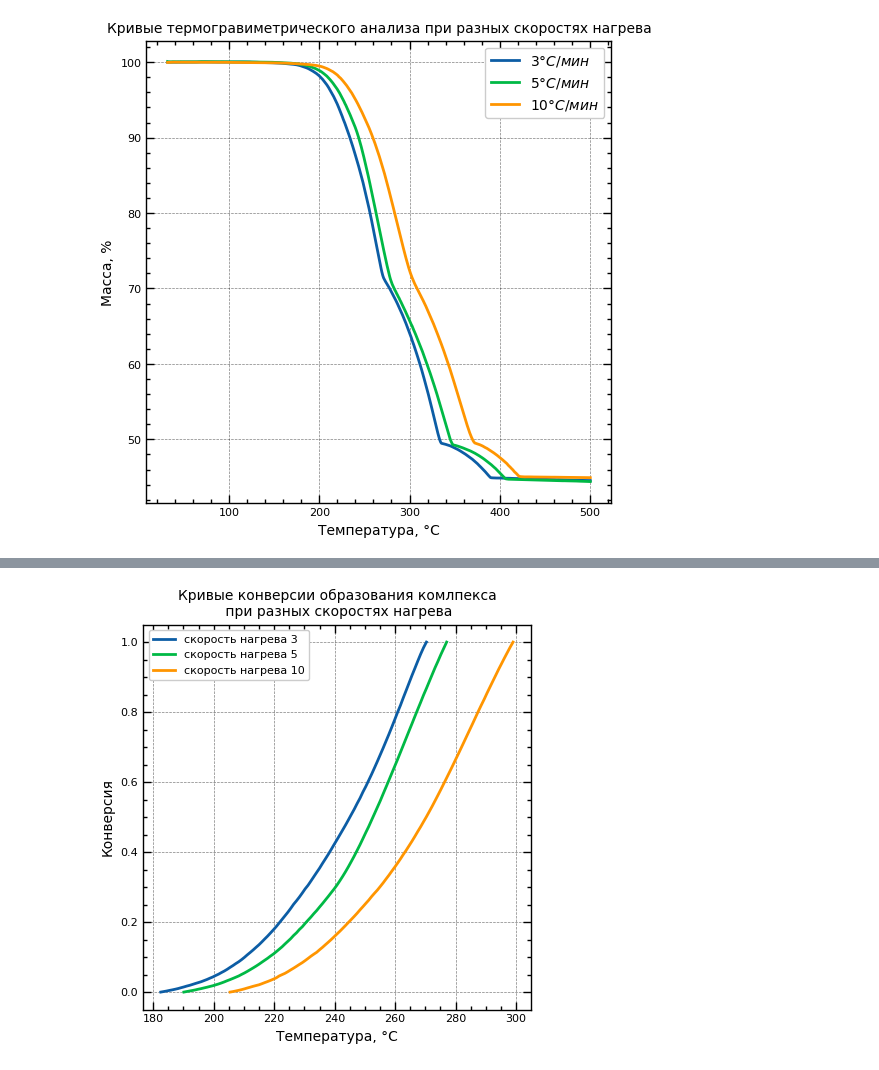
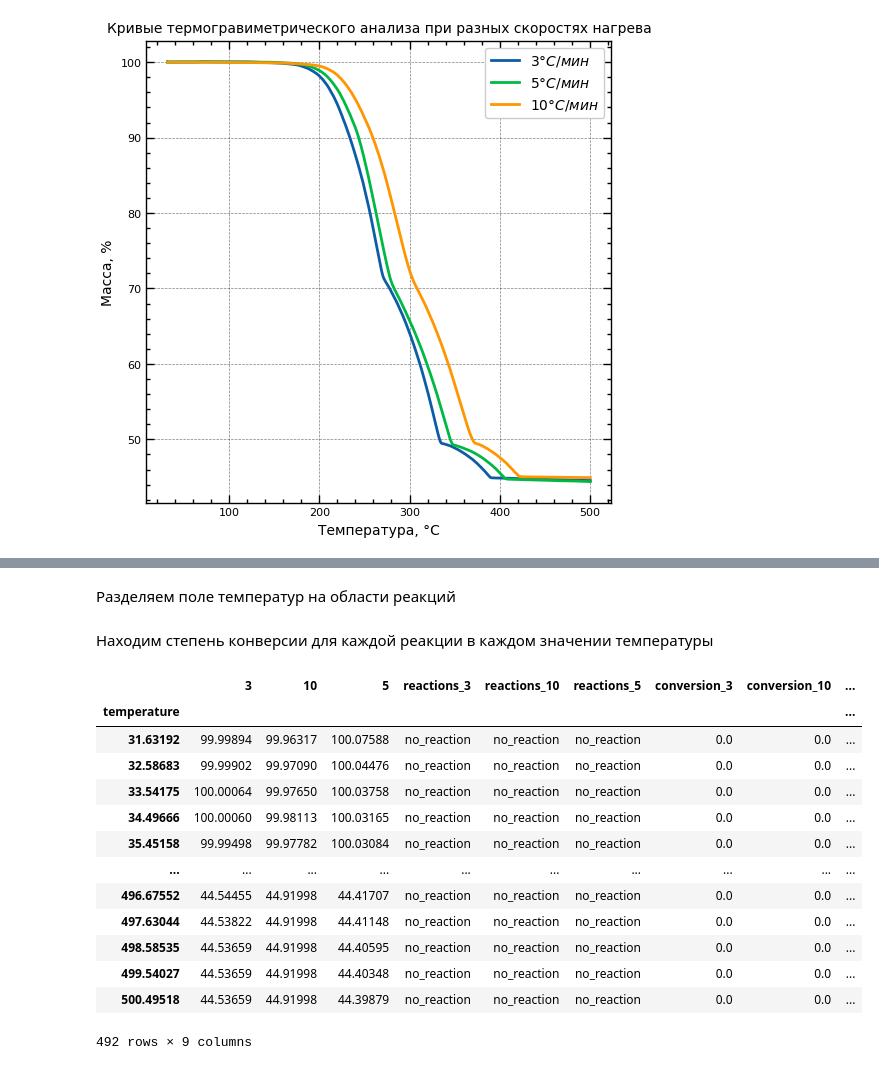
Before and after one commit to kdavjd/isoconversion_study_of_reaction_kinetics, a Jupyter notebook: isoconversion.ipynb, the cells around one changed output, grey strips where cells are left out. Cells and saved outputs as stored; diff of their text form; code cells hidden in the pictures.

```diff
--- a/isoconversion.ipynb
+++ b/isoconversion.ipynb
@@ -169,26 +161,22 @@ plt.show()
-# %%
-# Создаём фигуру
-fig, axes = plt.subplots(figsize=(5, 5))
-
-heating_rates = ['3', '5', '10']
-for heating_rate in heating_rates:
-    mass = (df[(df.index > peaks_df['начало_реакции'][heating_rate]) & (df.index < peaks_df['первый_пик'][heating_rate])][heating_rate].values.max()
-            - df[(df.index > peaks_df['начало_реакции'][heating_rate]) & (df.index < peaks_df['первый_пик'][heating_rate])][heating_rate].values)
-
-    temperature = df[(df.index > peaks_df['начало_реакции'][heating_rate]) & (df.index < peaks_df['первый_пик'][heating_rate])][heating_rate].index
-
-    conversion = (mass - mass.min()) / (mass.max() - mass.min())
-    axes.plot(temperature, conversion, label=f'скорость нагрева {heating_rate}')
-
-# Добавляем подписи на оси
-axes.set_xlabel('Температура, °С', fontsize=MEDIUM_SIZE)
-axes.set_ylabel('Конверсия', fontsize=MEDIUM_SIZE)
-# Добавляем заголовок
-axes.set_title('Кривые конверсии образования комлпекса\n при разных скоростях нагрева', fontsize=MEDIUM_SIZE)
-# Настраиваем размер легенды и подписей осей
-axes.legend(loc='upper left', fontsize=SMALL_SIZE)
-axes.tick_params(axis='both', which='both', labelsize=SMALL_SIZE)
-
-plt.show()
-# %% [output]
-[figure, removed]
+# %% [markdown]
+Разделяем поле температур на области реакций
+# %%
+# Цикл по скоростям нагрева
+for rate in heating_rates:
+    # Получаем значения пиков для текущей скорости нагрева
+    peaks = peaks_df.loc[rate]
+
+    # Создаем список всех пиков, включая старт и финиш
+    peaks_list = [peaks['start']] + [peaks[col] for col in peaks_df.columns if 'peak' in col] + [peaks['end']]
+
+    # Функция для определения реакции
+    def get_reaction(temp):
+        for i in range(len(peaks_list) - 1):
+            if peaks_list[i] <= temp < peaks_list[i + 1]:
+                return f'reaction_{i}'
+        return 'no_reaction'
+
+    # Применяем функцию к индексу df и создаем новый столбец
+    df['reactions_' + str(rate)] = df.index.to_series().apply(get_reaction)
+# %% [markdown]
+Находим степень конверсии для каждой реакции в каждом значении температуры
@@ -194,0 +202,17 @@ plt.show()
+# %%
+df
+# %% [output]
+|  | 3 | 10 | 5 | reactions_3 | reactions_10 | reactions_5 | conversion_3 | conversion_10 | ... |
+| temperature |  |  |  |  |  |  |  |  | ... |
+| 31.63192 | 99.99894 | 99.96317 | 100.07588 | no_reaction | no_reaction | no_reaction | 0.0 | 0.0 | ... |
+| 32.58683 | 99.99902 | 99.97090 | 100.04476 | no_reaction | no_reaction | no_reaction | 0.0 | 0.0 | ... |
+| 33.54175 | 100.00064 | 99.97650 | 100.03758 | no_reaction | no_reaction | no_reaction | 0.0 | 0.0 | ... |
+| 34.49666 | 100.00060 | 99.98113 | 100.03165 | no_reaction | no_reaction | no_reaction | 0.0 | 0.0 | ... |
+| 35.45158 | 99.99498 | 99.97782 | 100.03084 | no_reaction | no_reaction | no_reaction | 0.0 | 0.0 | ... |
+| ... | ... | ... | ... | ... | ... | ... | ... | ... | ... |
+| 496.67552 | 44.54455 | 44.91998 | 44.41707 | no_reaction | no_reaction | no_reaction | 0.0 | 0.0 | ... |
+| 497.63044 | 44.53822 | 44.91998 | 44.41148 | no_reaction | no_reaction | no_reaction | 0.0 | 0.0 | ... |
+| 498.58535 | 44.53659 | 44.91998 | 44.40595 | no_reaction | no_reaction | no_reaction | 0.0 | 0.0 | ... |
+| 499.54027 | 44.53659 | 44.91998 | 44.40348 | no_reaction | no_reaction | no_reaction | 0.0 | 0.0 | ... |
+| 500.49518 | 44.53659 | 44.91998 | 44.39879 | no_reaction | no_reaction | no_reaction | 0.0 | 0.0 | ... |
+492 rows × 9 columns
```
Also changed, not shown: parts of 8 cells of this notebook.
